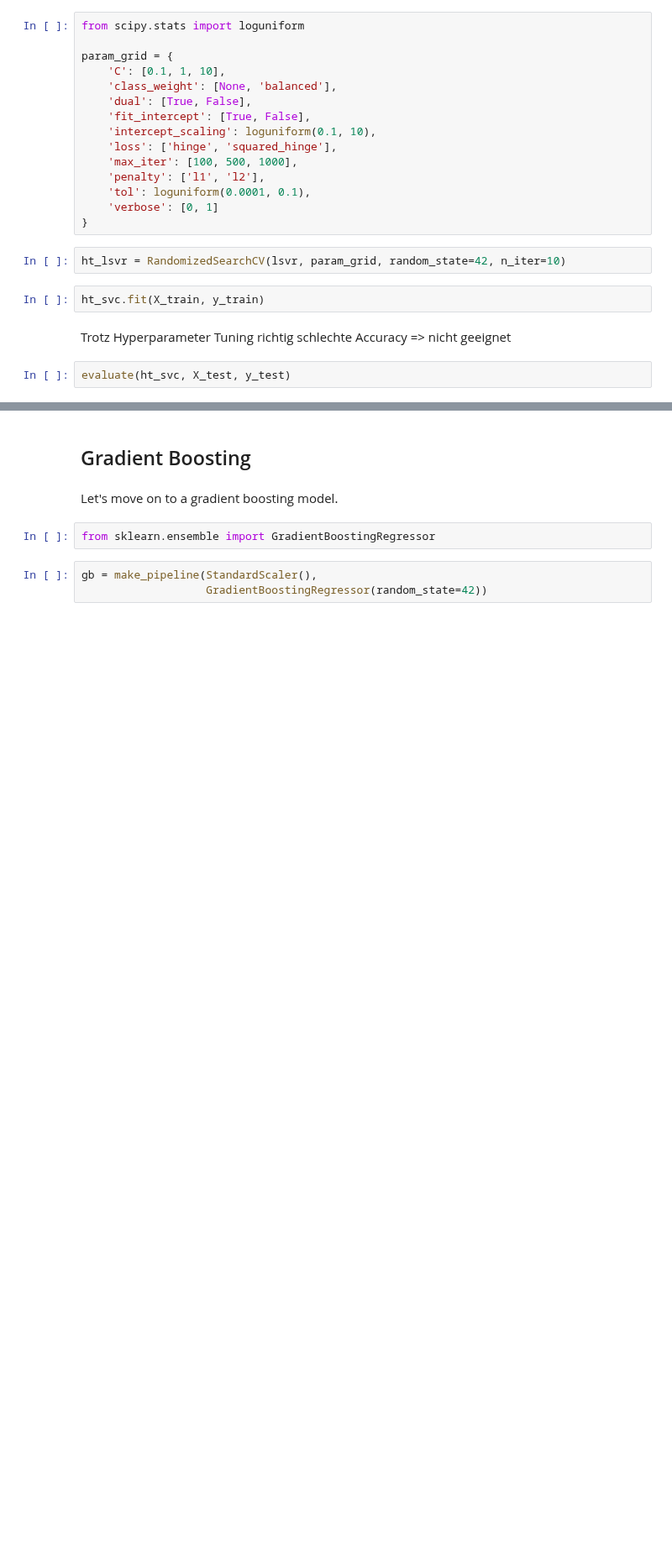
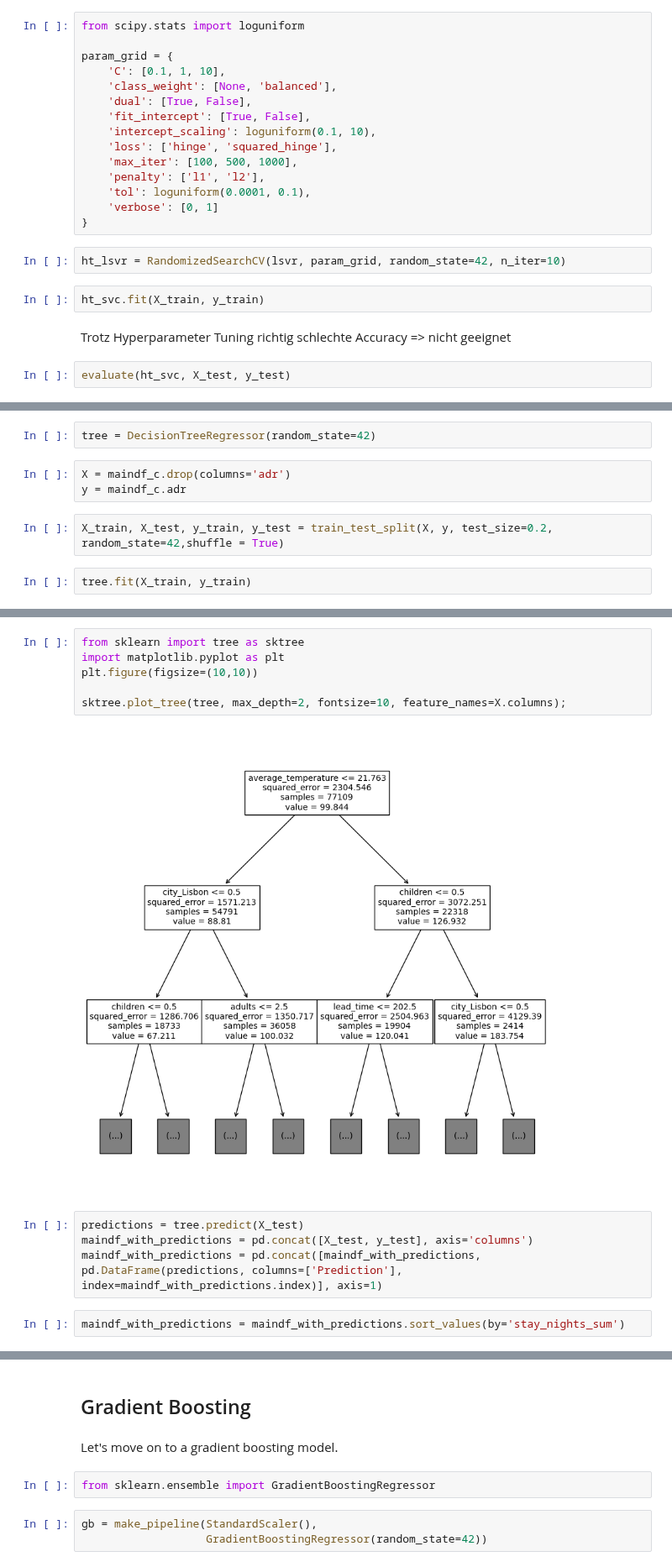
Before and after one commit to hochschule-pforzheim/project-st23-team-f23, a Jupyter notebook: 3_Regression.ipynb, the cells around one changed output, grey strips where cells are left out. Shown at 84% size. Saved outputs shown, nothing was run; the diff lists cells and outputs as text; blank space fills up the shorter version.

```diff
--- a/3_Regression.ipynb
+++ b/3_Regression.ipynb
@@ -120,0 +125,9 @@ evaluate(ht_svc, X_test, y_test)
+# %%
+tree = DecisionTreeRegressor(random_state=42)
+# %%
+X = maindf_c.drop(columns='adr')
+y = maindf_c.adr
+# %%
+X_train, X_test, y_train, y_test = train_test_split(X, y, test_size=0.2, random_state=42,shuffle = True)
+# %%
+tree.fit(X_train, y_train)
@@ -120,0 +160,14 @@ evaluate(ht_svc, X_test, y_test)
+# %%
+from sklearn import tree as sktree
+import matplotlib.pyplot as plt
+plt.figure(figsize=(10,10))
+
+sktree.plot_tree(tree, max_depth=2, fontsize=10, feature_names=X.columns);
+# %% [output]
+[figure, added]
+# %%
+predictions = tree.predict(X_test)
+maindf_with_predictions = pd.concat([X_test, y_test], axis='columns')
+maindf_with_predictions = pd.concat([maindf_with_predictions, pd.DataFrame(predictions, columns=['Prediction'], index=maindf_with_predictions.index)], axis=1)
+# %%
+maindf_with_predictions = maindf_with_predictions.sort_values(by='stay_nights_sum')
```
Also changed, not shown: parts of 15 cells of this notebook.
